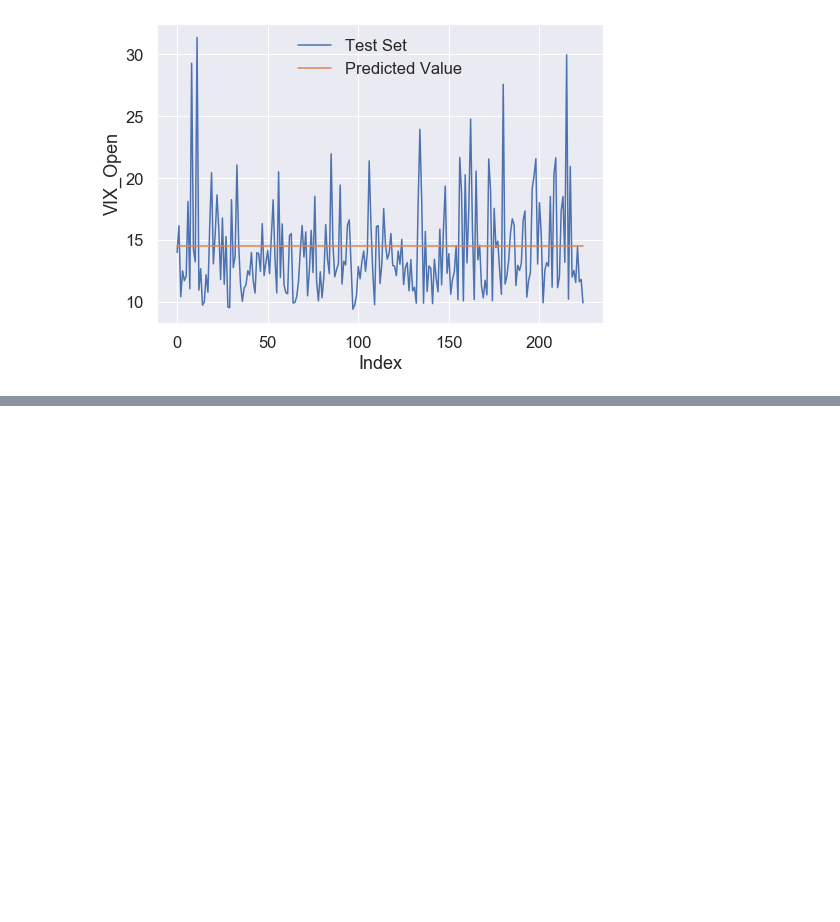
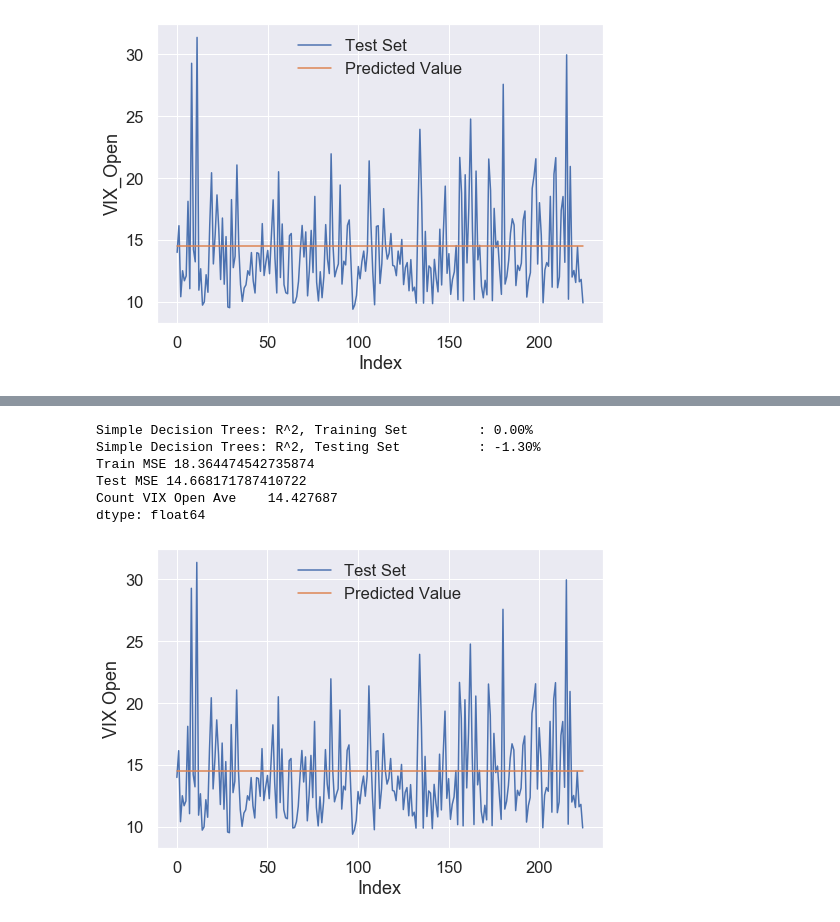
Before and after one commit to ddemarco96/FinalProject40, a Jupyter notebook: Milestone4_Daiki.ipynb, the cells around one changed output, grey strips where cells are left out. Cells and saved outputs as stored; diff of their text form; code cells hidden in the pictures; blank space fills up the shorter version.

```diff
--- a/Milestone4_Daiki.ipynb
+++ b/Milestone4_Daiki.ipynb
@@ -669,0 +702,47 @@ Test MSE 15.97946725146575
+# %%
+full = pd.read_csv('./data/model_df_full.csv')
+full.Date = pd.to_datetime(full.Date)
+full['VIX Open Ave'] = full['VIX Open'].mean()
+
+## basic model fitting
+bm_train, bm_test = train_test_split(full, train_size=0.7, random_state=42)
+
+predictors = ["VIX Open Ave"]
+
+# Split Data into X,Y
+X_train, y_train = bm_train[predictors], bm_train['VIX Open']
+X_test, y_test = bm_test[predictors], bm_test['VIX Open']
+
+model = DecisionTreeRegressor(max_depth=10, random_state=42)
+model.fit(X_train, y_train)
+
+# Check inital accuracy of Tree model
+acc_trees_training = model.score(X_train, y_train)
+acc_trees_testing  = model.score(X_test, y_test)
+
+# These are changing with each fit, plus we want a more validated choice for depth, so do that
+print("Simple Decision Trees: R^2, Training Set \t : {:.2%}".format(acc_trees_training))
+print("Simple Decision Trees: R^2, Testing Set \t : {:.2%}".format(acc_trees_testing))
+
+from sklearn.metrics import mean_squared_error
+
+y_pred_train = model.predict(X_train)
+y_pred_test = model.predict(X_test)
+print("Train MSE", mean_squared_error(y_train, y_pred_train))
+print("Test MSE", mean_squared_error(y_test, y_pred_test))
+print('Count', np.mean(X_train[predictors]))
+
+x = np.arange(0,y_test.shape[0],1)
+sns.set(font_scale=1.5)
+sns.lineplot(x ,y_test, label = 'Test Set')
+sns.lineplot(x ,y_pred_test, label = 'Predicted Value')
+plt.xlabel('Index')
+plt.show()
+# %% [output]
+Simple Decision Trees: R^2, Training Set         : 0.00%
+Simple Decision Trees: R^2, Testing Set          : -1.30%
+Train MSE 18.364474542735874
+Test MSE 14.668171787410722
+Count VIX Open Ave    14.427687
+dtype: float64
+[figure, added]
```
Also changed, not shown: parts of 7 cells of this notebook.
